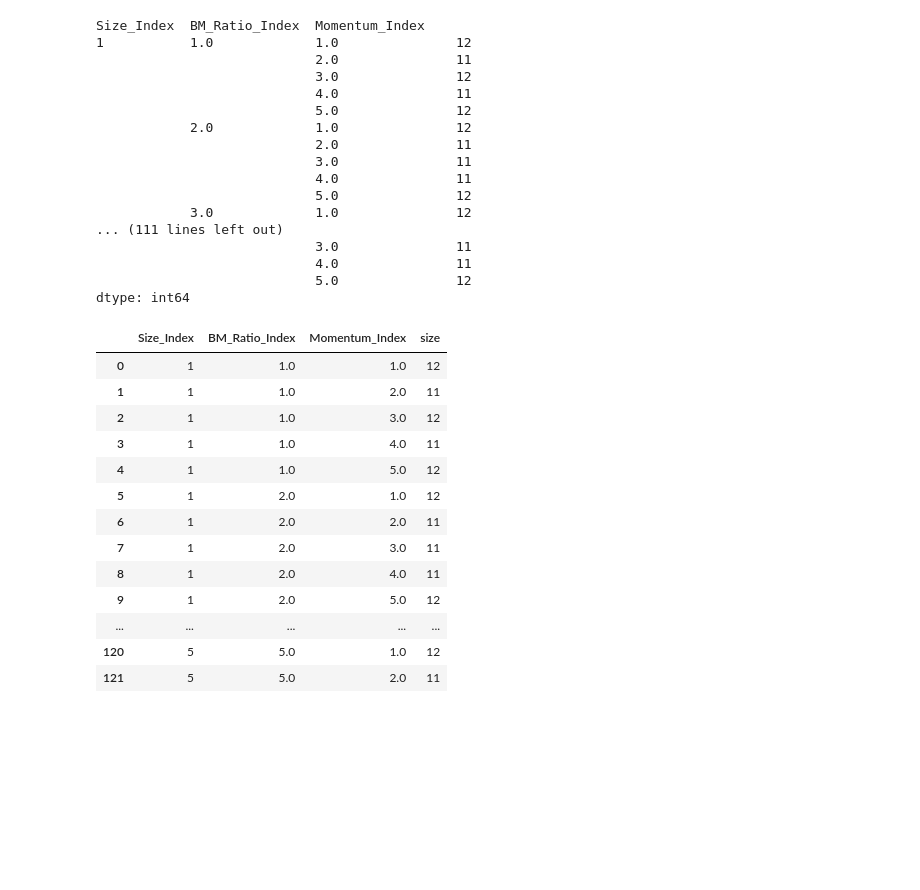
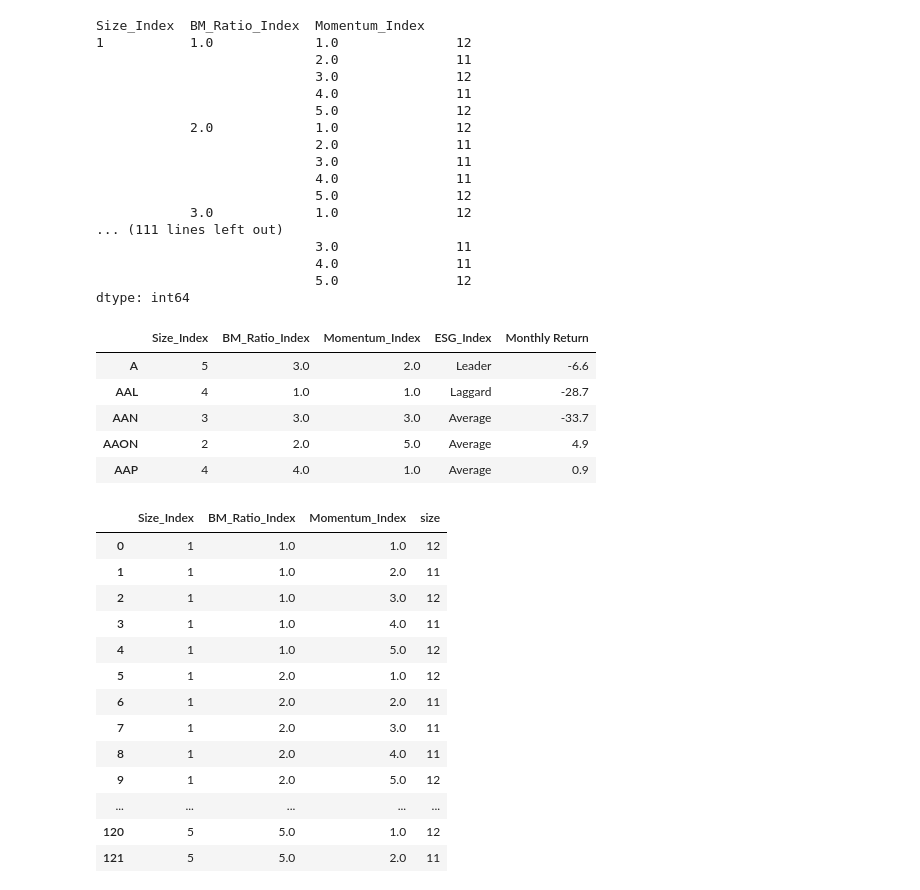
Before and after one commit to sunshineluyao/ESG_with_benchmark, a Jupyter notebook: Categorization/ESG_Categorization_Feb.ipynb, the cells around one changed output. Saved outputs shown, nothing was run; the diff lists cells and outputs as text; code cells hidden in the pictures; blank space fills up the shorter version.

```diff
--- a/Categorization/ESG_Categorization_Feb.ipynb
+++ b/Categorization/ESG_Categorization_Feb.ipynb
@@ -52,6 +52,3 @@ df_Feb.head()
 | AAN | Aaron's, Inc. | NYSE | Consumer Cyclicals | 3986.1 | 12.1 | 66.7 | ... |
 | AAON | AAON, Inc. | NASDAQ | Industrials | 2732.0 | 5.5 | 52.1 | ... |
 | AAP | Advance Auto Parts, Inc. | NYSE | Consumer Cyclicals | 9124.9 | 26.7 | 69.2 | ... |
-# %%
-df_Feb['ESG_Index'] = np.where(df_Feb['MSCI ESG Rtg Overall Company Rating'].isin(['A','AA','AAA']), 'High','Low')
-df_Feb.head()
@@ -174,6 +184,14 @@ Size_Index  BM_Ratio_Index  Momentum_Index
 dtype: int64
 # %%
 df_Feb_Overview=df_Feb[['Size_Index','BM_Ratio_Index','Momentum_Index','ESG_Index','Monthly Return']]
+df_Feb_Overview.head()
+# %% [output]
+|  | Size_Index | BM_Ratio_Index | Momentum_Index | ESG_Index | Monthly Return |
+| A | 5 | 3.0 | 2.0 | Leader | -6.6 |
+| AAL | 4 | 1.0 | 1.0 | Laggard | -28.7 |
+| AAN | 3 | 3.0 | 3.0 | Average | -33.7 |
+| AAON | 2 | 2.0 | 5.0 | Average | 4.9 |
+| AAP | 4 | 4.0 | 1.0 | Average | 0.9 |
 # %%
 df_Feb_Overview.groupby(by=['Size_Index','BM_Ratio_Index','Momentum_Index'],group_keys=True,sort=True,as_index=False).size()
 # %% [output]
```
Also changed, not shown: parts of 21 cells of this notebook.
